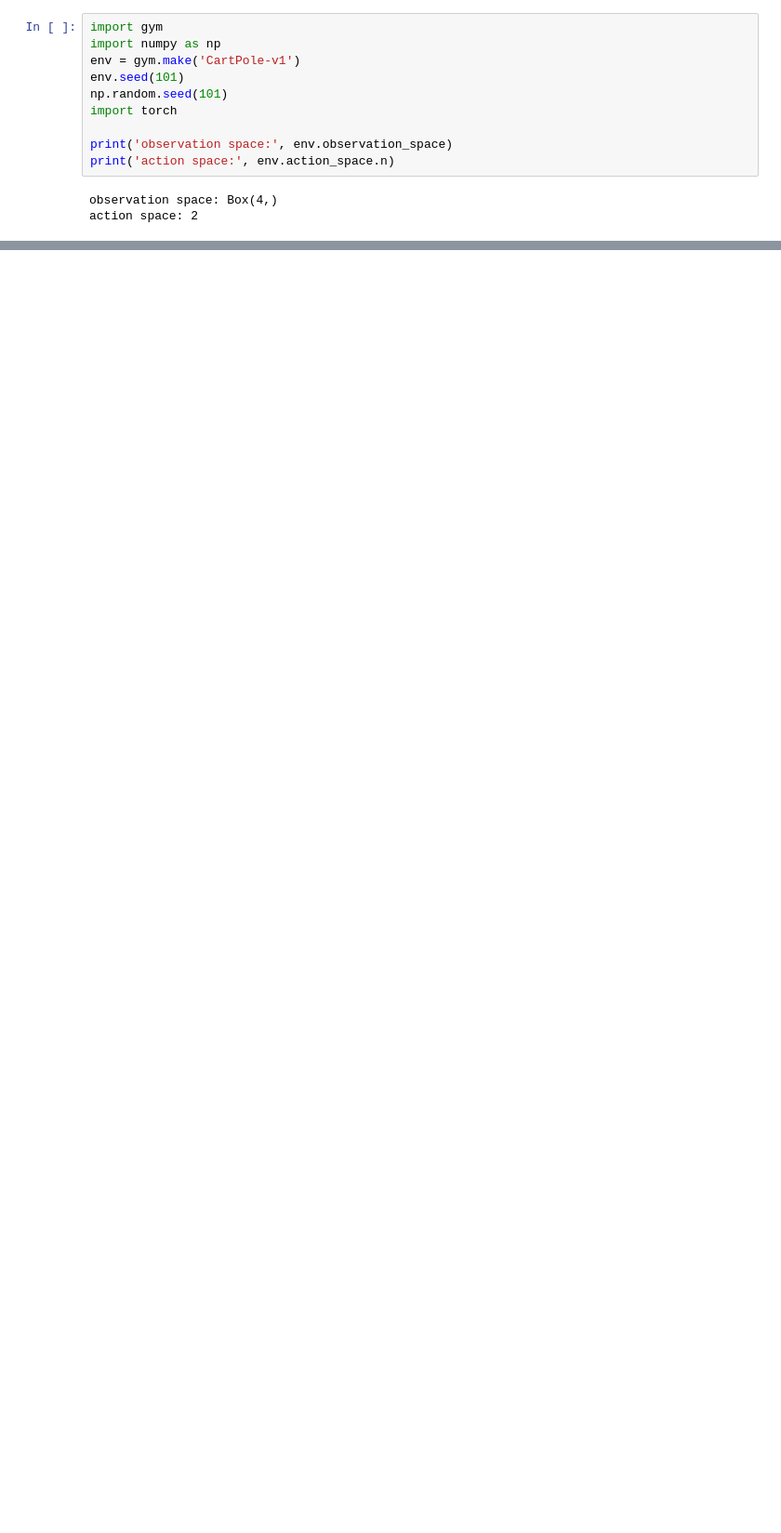
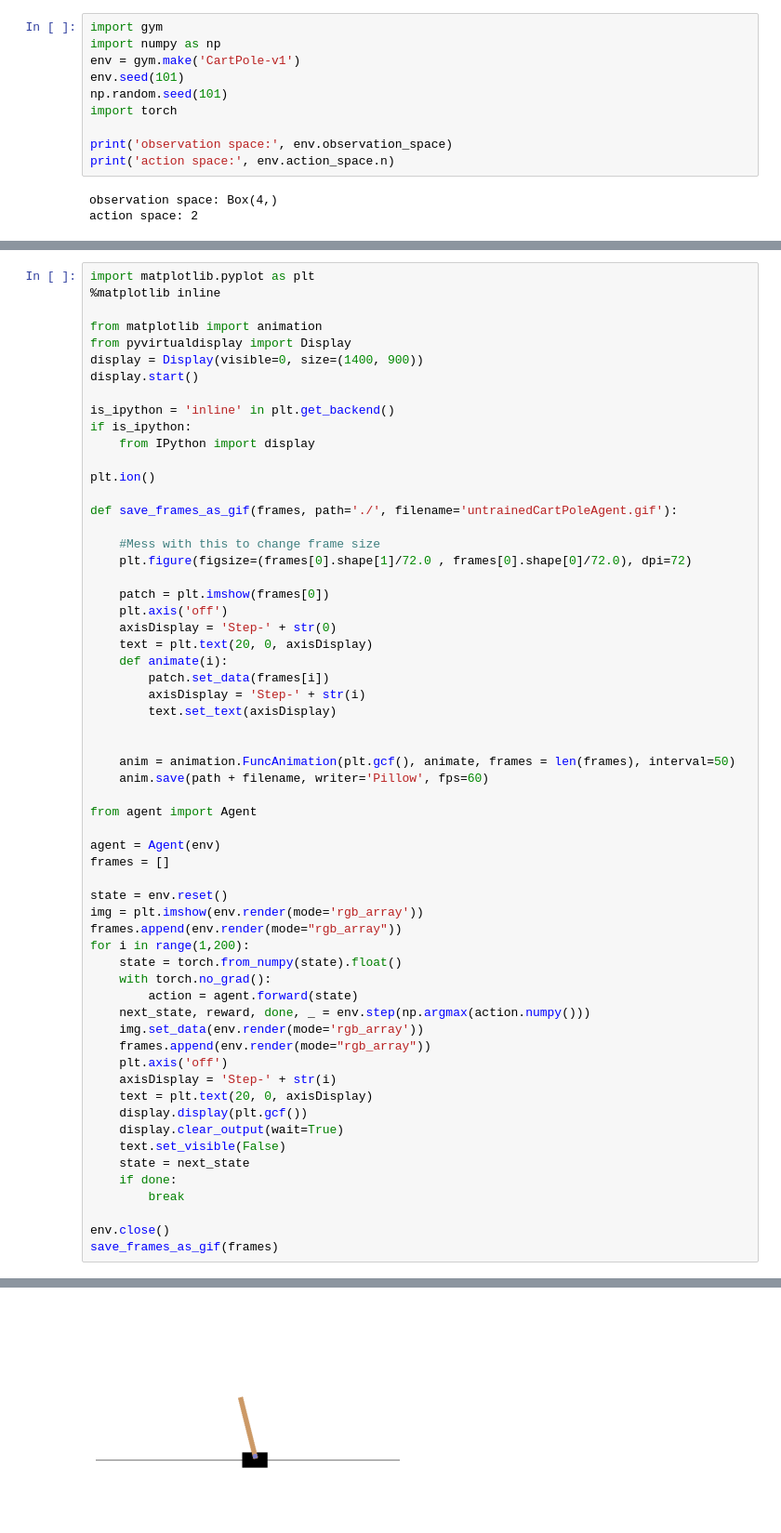
Before and after one commit to rahulkaplesh/ReinforcementLearning, a Jupyter notebook: DEEPRL_Docker/Cartpole/Cartpole.ipynb, the cells around one changed output, grey strips where cells are left out. Shown at 93% size. Saved outputs shown, nothing was run; the diff lists cells and outputs as text; blank space fills up the shorter version.

```diff
--- a/DEEPRL_Docker/Cartpole/Cartpole.ipynb
+++ b/DEEPRL_Docker/Cartpole/Cartpole.ipynb
@@ -51,0 +79,61 @@ env.close()
+# %%
+import matplotlib.pyplot as plt
+%matplotlib inline
+
+from matplotlib import animation
+from pyvirtualdisplay import Display
+display = Display(visible=0, size=(1400, 900))
+display.start()
+
+is_ipython = 'inline' in plt.get_backend()
+if is_ipython:
+    from IPython import display
+
+plt.ion()
+
+def save_frames_as_gif(frames, path='./', filename='untrainedCartPoleAgent.gif'):
+
+    #Mess with this to change frame size
+    plt.figure(figsize=(frames[0].shape[1]/72.0 , frames[0].shape[0]/72.0), dpi=72)
+
+    patch = plt.imshow(frames[0])
+    plt.axis('off')
+    axisDisplay = 'Step-' + str(0)
+    text = plt.text(20, 0, axisDisplay)
+    def animate(i):
+        patch.set_data(frames[i])
+        axisDisplay = 'Step-' + str(i)
+        text.set_text(axisDisplay)
+
+
+    anim = animation.FuncAnimation(plt.gcf(), animate, frames = len(frames), interval=50)
+    anim.save(path + filename, writer='Pillow', fps=60)
+
+from agent import Agent
+
+agent = Agent(env)
+frames = []
+
+state = env.reset()
+img = plt.imshow(env.render(mode='rgb_array'))
+frames.append(env.render(mode="rgb_array"))
+for i in range(1,200):
+    state = torch.from_numpy(state).float()
+    with torch.no_grad():
+        action = agent.forward(state)
+    next_state, reward, done, _ = env.step(np.argmax(action.numpy()))
+    img.set_data(env.render(mode='rgb_array'))
+    frames.append(env.render(mode="rgb_array"))
+    plt.axis('off')
+    axisDisplay = 'Step-' + str(i)
+    text = plt.text(20, 0, axisDisplay)
+    display.display(plt.gcf())
+    display.clear_output(wait=True)
+    text.set_visible(False)
+    state = next_state
+    if done:
+        break
+
+env.close()
+save_frames_as_gif(frames)
+# %% [output]
@@ -51,0 +141 @@ env.close()
+[figure, added]
```
Also changed, not shown: parts of 3 cells of this notebook, 6 other files.
